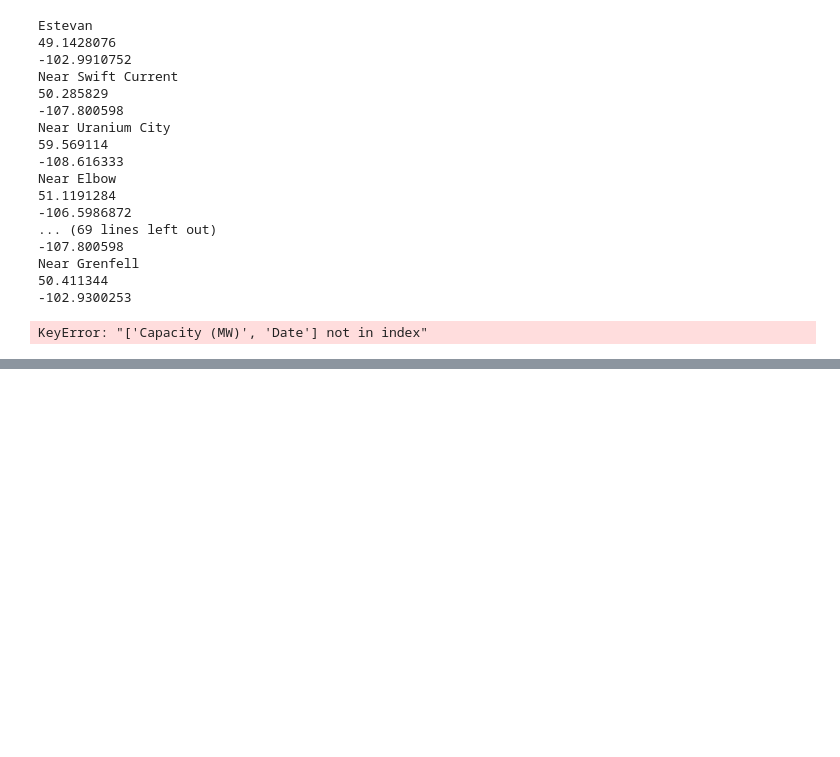
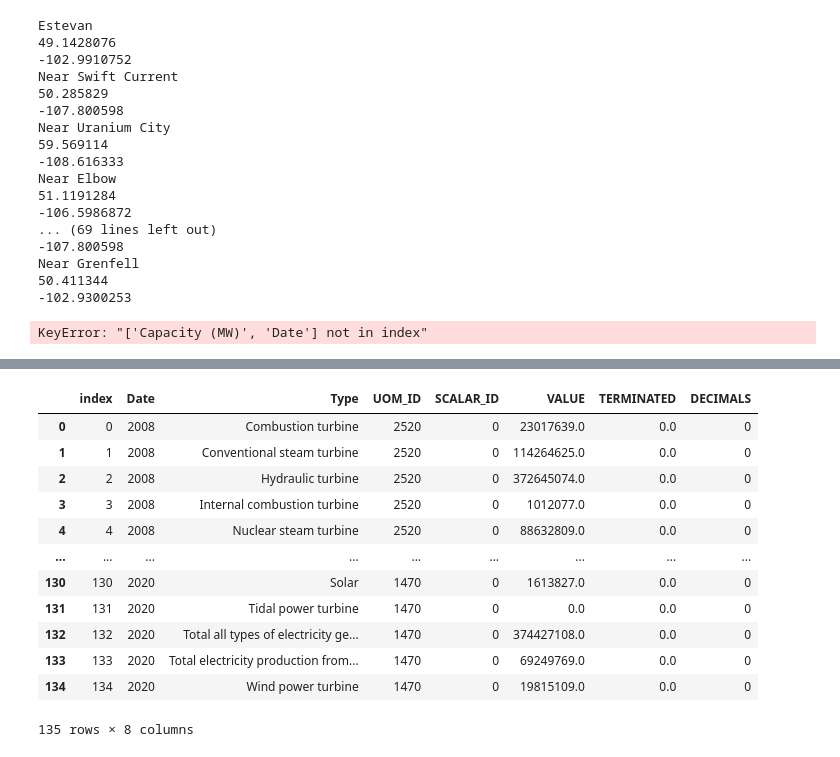
Before and after one commit to FarihaSiddiqui/Project-2, a Jupyter notebook: project.ipynb, the cells around one changed output, grey strips where cells are left out. Drawn from its saved outputs; the diff is of its cells as text; code cells hidden in the pictures; blank space fills up the shorter version.

```diff
--- a/project.ipynb
+++ b/project.ipynb
@@ -1146,0 +1102,15 @@ canada_province_and_territories=['alberta_df','bc_df','manitoba_df','nb_df','nfl
+# %%
+
+import datetime as dt
+df = pd.read_csv("data/Plotly_data.csv")
+
+df = df.rename(columns={"REF_DATE": "Date"})
+df['Date'] = pd.to_datetime(df['Date'])
+
+Grouped_df = df.groupby(["Date","Type of electricity generation"]).sum()
+
+per = df.Date.dt.to_period("Y")
+grouped_df = df.groupby([per,"Type of electricity generation"]).sum()
+
+grouped_df = grouped_df.reset_index()
+grouped_df
@@ -1146,0 +1131,10 @@ canada_province_and_territories=['alberta_df','bc_df','manitoba_df','nb_df','nfl
+# %%
+def fill_na(x):
+    try:
+        return x.replace(None, 0)
+    except:
+        return x
+
+grouped_df = grouped_df.applymap(lambda x: fill_na(x))
+# %%
+grouped_df['Date'] = grouped_df['Date'].astype(str).astype(int)
@@ -1146,0 +1154,18 @@ canada_province_and_territories=['alberta_df','bc_df','manitoba_df','nb_df','nfl
+# %%
+# grouped_df = grouped_df.reset_index()
+grouped_df = grouped_df.rename(columns={"Type of electricity generation": "Type"})
+grouped_df
+# %% [output]
+|  | index | Date | Type | UOM_ID | SCALAR_ID | VALUE | TERMINATED | DECIMALS |
+| 0 | 0 | 2008 | Combustion turbine | 2520 | 0 | 23017639.0 | 0.0 | 0 |
+| 1 | 1 | 2008 | Conventional steam turbine | 2520 | 0 | 114264625.0 | 0.0 | 0 |
+| 2 | 2 | 2008 | Hydraulic turbine | 2520 | 0 | 372645074.0 | 0.0 | 0 |
+| 3 | 3 | 2008 | Internal combustion turbine | 2520 | 0 | 1012077.0 | 0.0 | 0 |
+| 4 | 4 | 2008 | Nuclear steam turbine | 2520 | 0 | 88632809.0 | 0.0 | 0 |
+| ... | ... | ... | ... | ... | ... | ... | ... | ... |
+| 130 | 130 | 2020 | Solar | 1470 | 0 | 1613827.0 | 0.0 | 0 |
+| 131 | 131 | 2020 | Tidal power turbine | 1470 | 0 | 0.0 | 0.0 | 0 |
+| 132 | 132 | 2020 | Total all types of electricity ge... | 1470 | 0 | 374427108.0 | 0.0 | 0 |
+| 133 | 133 | 2020 | Total electricity production from... | 1470 | 0 | 69249769.0 | 0.0 | 0 |
+| 134 | 134 | 2020 | Wind power turbine | 1470 | 0 | 19815109.0 | 0.0 | 0 |
+135 rows × 8 columns
```
Also changed, not shown: parts of 21 cells of this notebook, 4 other files.
